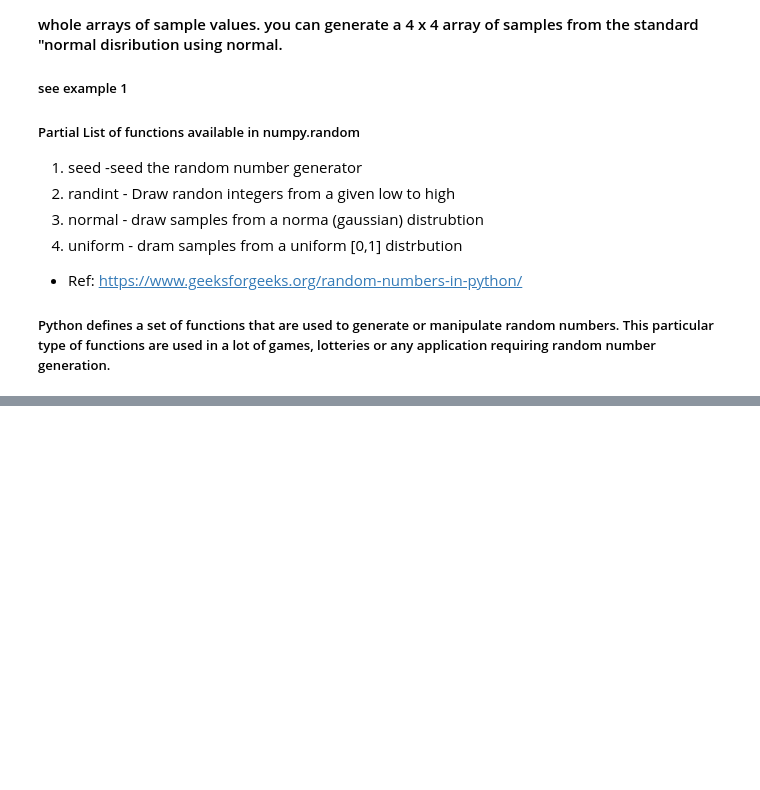
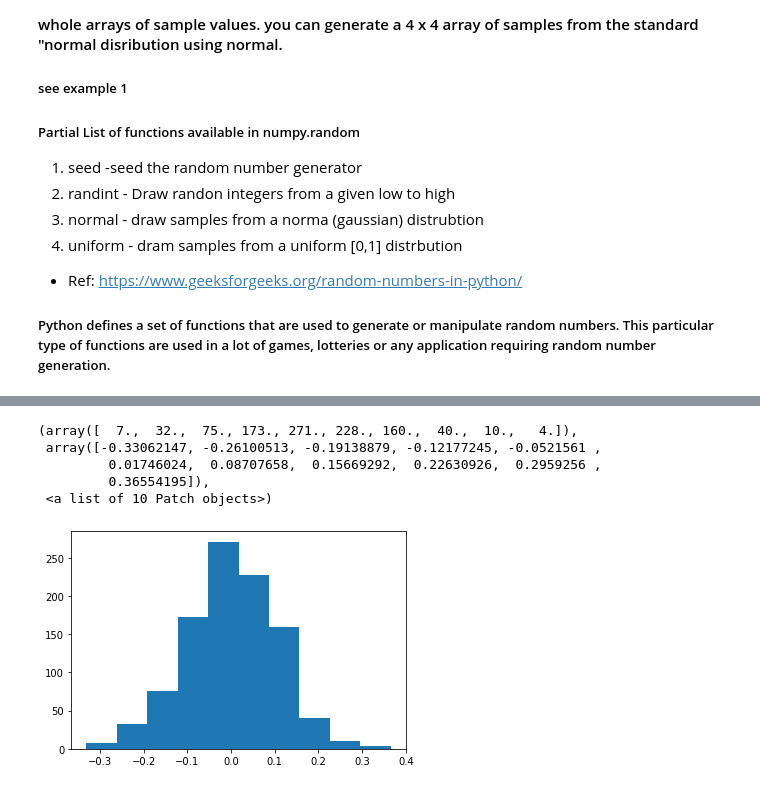
Before and after one commit to kennycolsh/numpy-random, a Jupyter notebook: numpy-random.ipynb, the cells around one changed output, grey strips where cells are left out. Cells and saved outputs as stored; diff of their text form; code cells hidden in the pictures; blank space fills up the shorter version.

```diff
--- a/numpy-random.ipynb
+++ b/numpy-random.ipynb
@@ -100,0 +194,14 @@ plt.hist(x)
+# %%
+import matplotlib.pyplot as plt
+x = np.random.normal(0, 0.1, 1000)
+# %%
+plt.hist(x)
+#value centerd around 0
+#secound value gives you the spread
+# %% [output]
+(array([  7.,  32.,  75., 173., 271., 228., 160.,  40.,  10.,   4.]),
+ array([-0.33062147, -0.26100513, -0.19138879, -0.12177245, -0.0521561 ,
+         0.01746024,  0.08707658,  0.15669292,  0.22630926,  0.2959256 ,
+         0.36554195]),
+ <a list of 10 Patch objects>)
+[figure, added]
```
Also changed, not shown: parts of 37 cells of this notebook.
